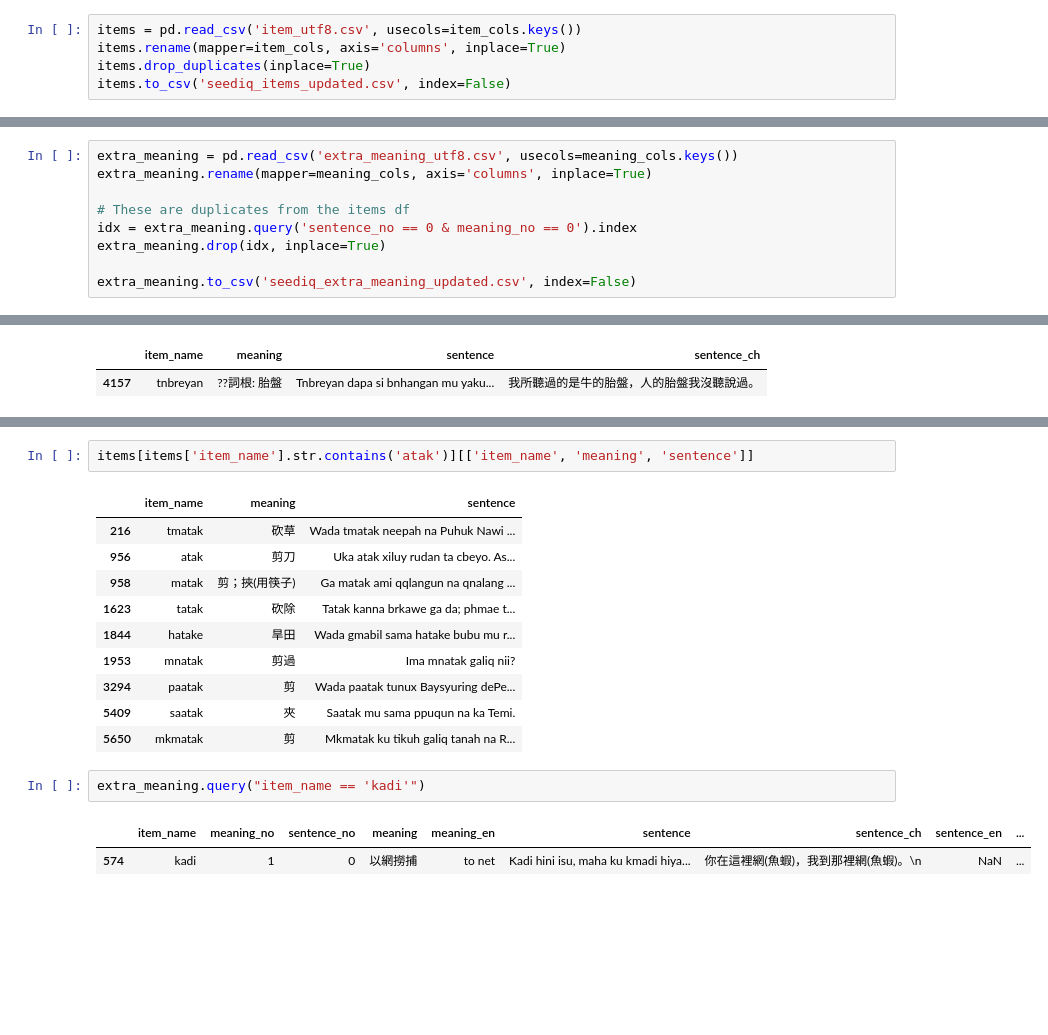
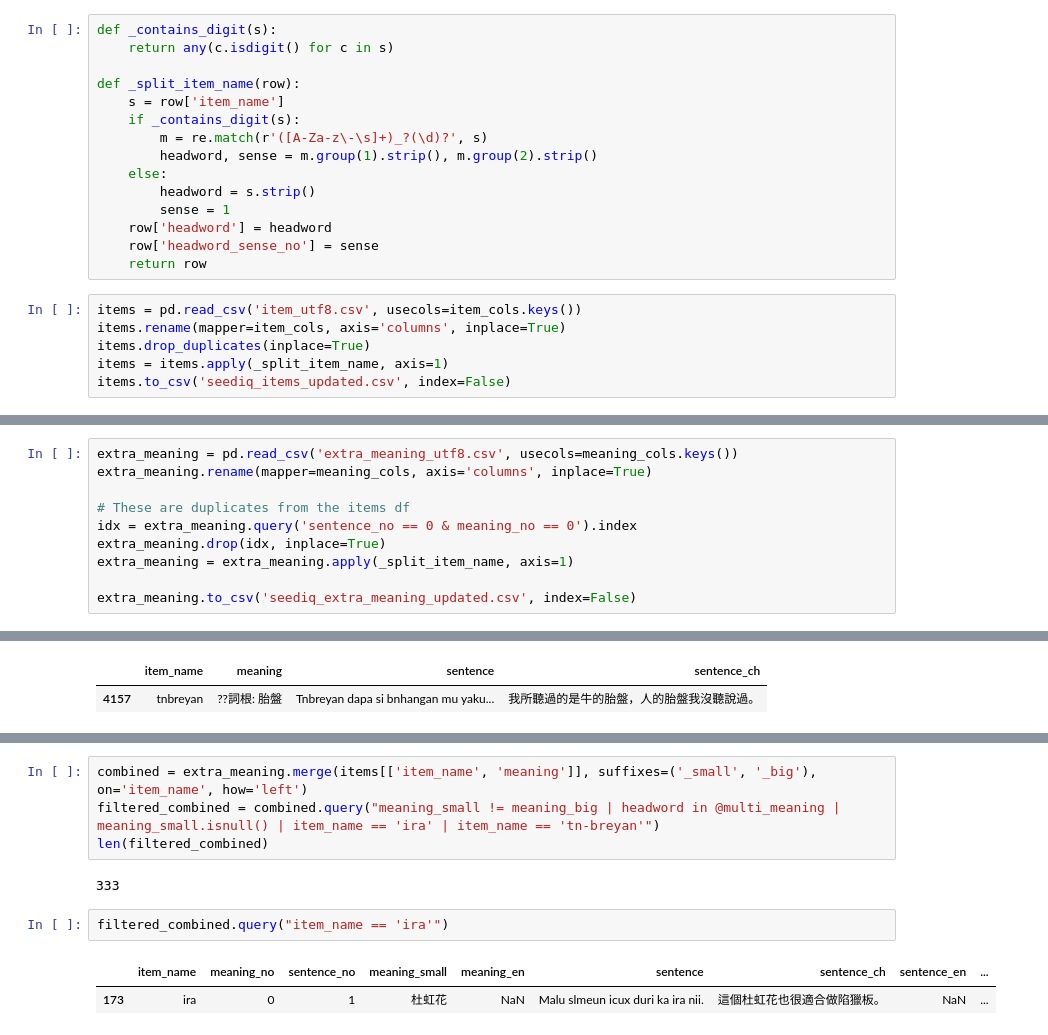
Before and after one commit to dachenlian/kariseediq, a Jupyter notebook: SeediqMigrateDB.ipynb, the cells around one changed output, grey strips where cells are left out. Drawn from its saved outputs; the diff is of its cells as text; blank space fills up the shorter version.

```diff
--- a/SeediqMigrateDB.ipynb
+++ b/SeediqMigrateDB.ipynb
@@ -50,8 +52,24 @@ phrase_cols = {
     'idomCh': 'phrase_ch',
     'idomEn': 'phrase_en',
 }
+# %%
+def _contains_digit(s):
+    return any(c.isdigit() for c in s)
+
+def _split_item_name(row):
+    s = row['item_name']
+    if _contains_digit(s):
+        m = re.match(r'([A-Za-z\-\s]+)_?(\d)?', s)
+        headword, sense = m.group(1).strip(), m.group(2).strip()
+    else:
+        headword = s.strip()
+        sense = 1
+    row['headword'] = headword
+    row['headword_sense_no'] = sense
+    return row
 # %%
 items = pd.read_csv('item_utf8.csv', usecols=item_cols.keys())
 items.rename(mapper=item_cols, axis='columns', inplace=True)
 items.drop_duplicates(inplace=True)
+items = items.apply(_split_item_name, axis=1)
 items.to_csv('seediq_items_updated.csv', index=False)
@@ -62,5 +82,6 @@ extra_meaning.rename(mapper=meaning_cols, axis='columns', inplace=True)
 # These are duplicates from the items df
 idx = extra_meaning.query('sentence_no == 0 & meaning_no == 0').index
 extra_meaning.drop(idx, inplace=True)
+extra_meaning = extra_meaning.apply(_split_item_name, axis=1)
 
 extra_meaning.to_csv('seediq_extra_meaning_updated.csv', index=False)
@@ -128,18 +186,11 @@ extra_meaning.query("item_name == 'atak'")
-# %%
-items[items['item_name'].str.contains('atak')][['item_name', 'meaning', 'sentence']]
-# %% [output]
-|  | item_name | meaning | sentence |
-| 216 | tmatak | 砍草 | Wada tmatak neepah na Puhuk Nawi ... |
-| 956 | atak | 剪刀 | Uka atak xiluy rudan ta cbeyo. As... |
-| 958 | matak | 剪；挾(用筷子) | Ga matak ami qqlangun na qnalang ... |
-| 1623 | tatak | 砍除 | Tatak kanna brkawe ga da; phmae t... |
-| 1844 | hatake | 旱田 | Wada gmabil sama hatake bubu mu r... |
-| 1953 | mnatak | 剪過 | Ima mnatak galiq nii? |
-| 3294 | paatak | 剪 | Wada paatak tunux Baysyuring dePe... |
-| 5409 | saatak | 夾 | Saatak mu sama ppuqun na ka Temi. |
-| 5650 | mkmatak | 剪 | Mkmatak ku tikuh galiq tanah na R... |
+# %%
+combined = extra_meaning.merge(items[['item_name', 'meaning']], suffixes=('_small', '_big'), on='item_name', how='left')
+filtered_combined = combined.query("meaning_small != meaning_big | headword in @multi_meaning | meaning_small.isnull() | item_name == 'ira' | item_name == 'tn-breyan'")
+len(filtered_combined)
+# %% [output]
+333
 # %%
-extra_meaning.query("item_name == 'kadi'")
+filtered_combined.query("item_name == 'ira'")
 # %% [output]
-|  | item_name | meaning_no | sentence_no | meaning | meaning_en | sentence | sentence_ch | sentence_en | ... |
-| 574 | kadi | 1 | 0 | 以網撈捕 | to net | Kadi hini isu, maha ku kmadi hiya... | 你在這裡網(魚蝦)，我到那裡網(魚蝦)。\n | NaN | ... |
+|  | item_name | meaning_no | sentence_no | meaning_small | meaning_en | sentence | sentence_ch | sentence_en | ... |
+| 173 | ira | 0 | 1 | 杜虹花 | NaN | Malu slmeun icux duri ka ira nii. | 這個杜虹花也很適合做陷獵板。 | NaN | ... |
```
Also changed, not shown: parts of 17 cells of this notebook.
